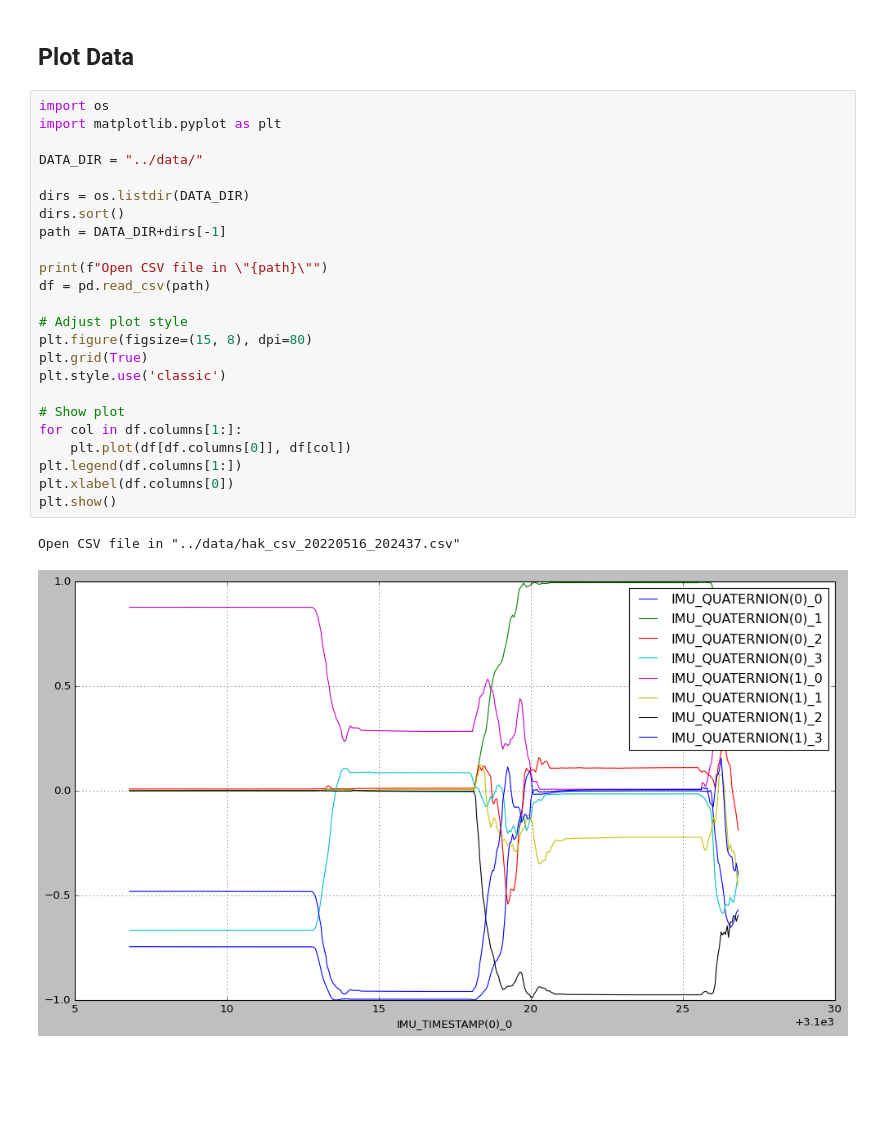
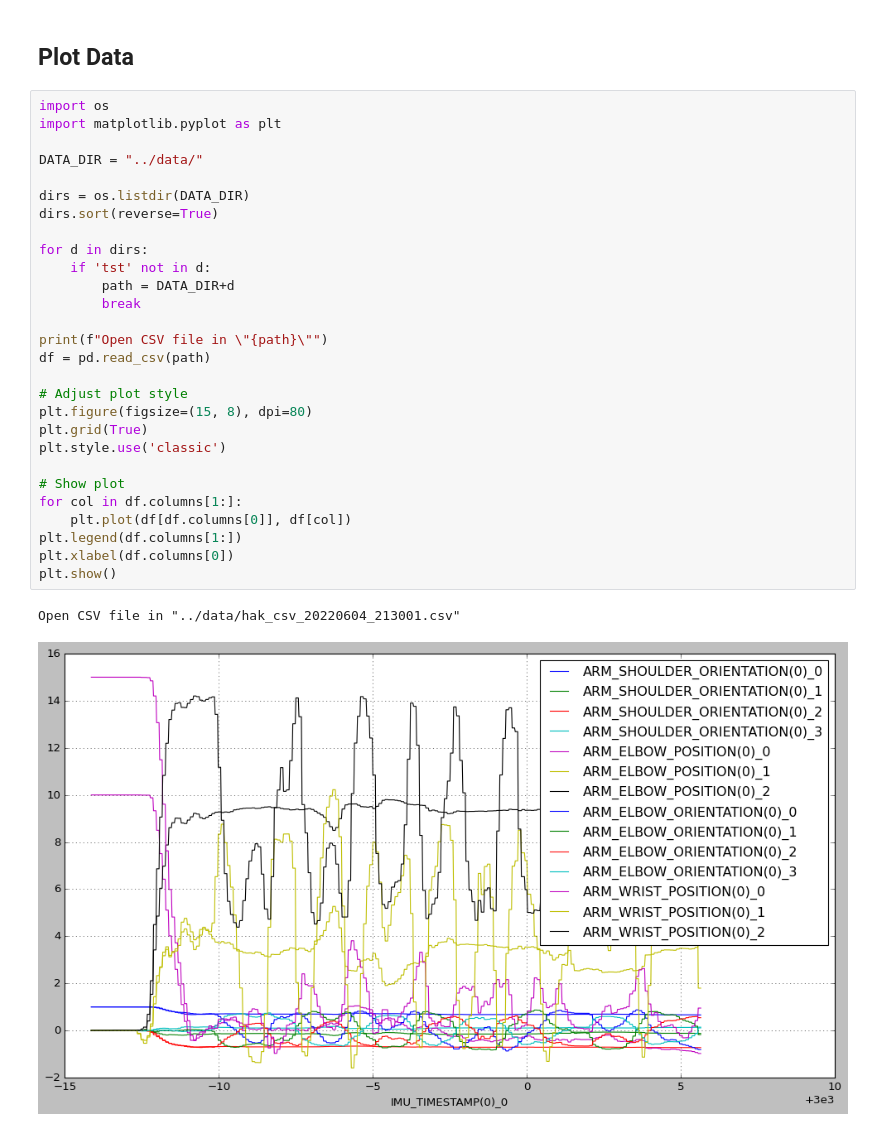
Before and after one commit to gmescudero/humanArmkinematics, a Jupyter notebook: prototypes/tryouts.ipynb, the cells around one changed output. Saved outputs shown, nothing was run; the diff lists cells and outputs as text; blank space fills up the shorter version.

```diff
--- a/prototypes/tryouts.ipynb
+++ b/prototypes/tryouts.ipynb
@@ -32,27 +32,31 @@ print(theta)
 # %%
 import os
 import matplotlib.pyplot as plt
 
 DATA_DIR = "../data/"
 
 dirs = os.listdir(DATA_DIR)
-dirs.sort()
-path = DATA_DIR+dirs[-1]
+dirs.sort(reverse=True)
+
+for d in dirs:
+    if 'tst' not in d:
+        path = DATA_DIR+d
+        break
 
 print(f"Open CSV file in \"{path}\"")
 df = pd.read_csv(path)
 
 # Adjust plot style
 plt.figure(figsize=(15, 8), dpi=80)
 plt.grid(True)
 plt.style.use('classic')
 
 # Show plot
 for col in df.columns[1:]:
     plt.plot(df[df.columns[0]], df[col])
 plt.legend(df.columns[1:])
 plt.xlabel(df.columns[0])
 plt.show()
 # %% [output]
-Open CSV file in "../data/hak_csv_20220516_202437.csv"
+Open CSV file in "../data/hak_csv_20220604_213001.csv"
-[figure, old version]
+[figure, new version]
```
Also changed, not shown: parts of 1 cell of this notebook, 7 other files.
